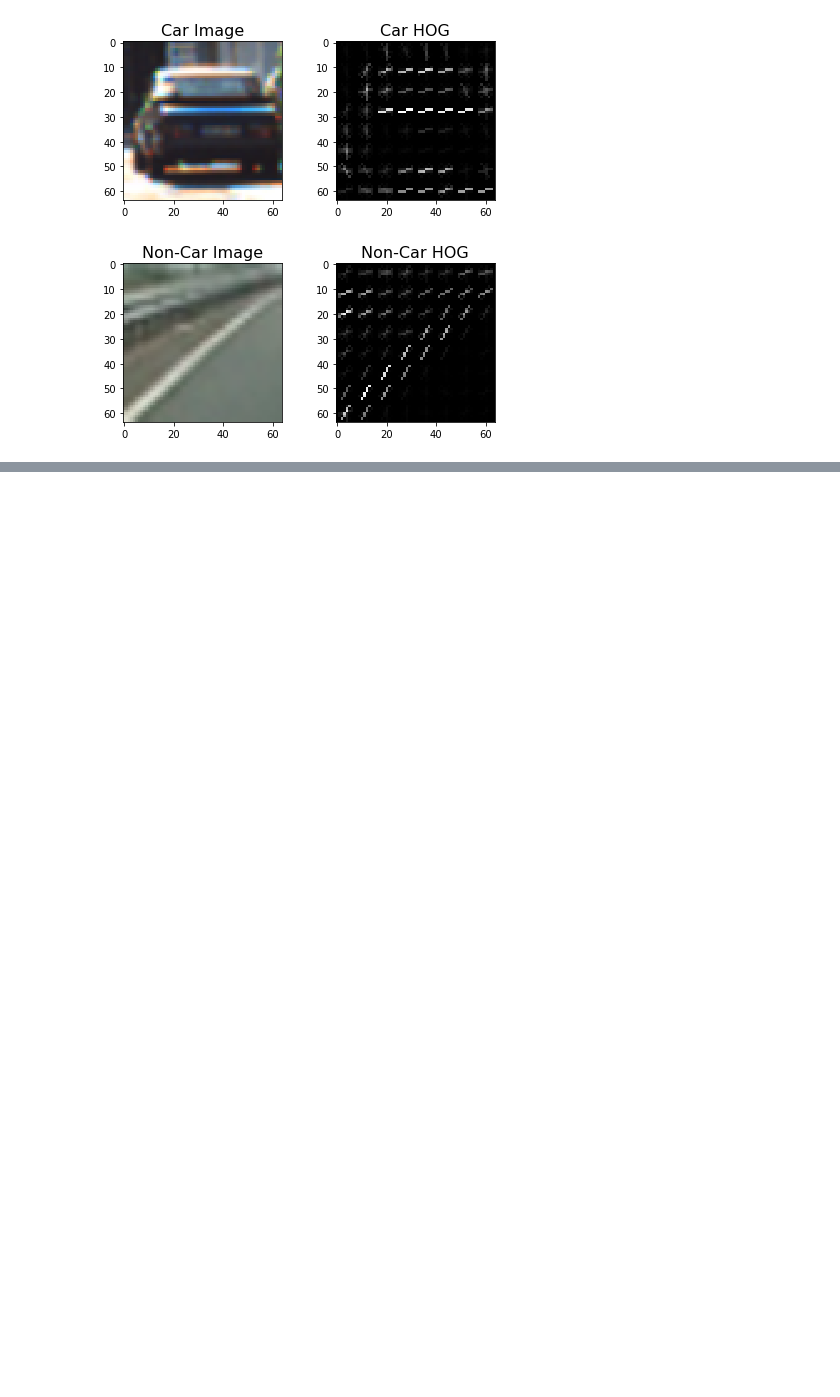
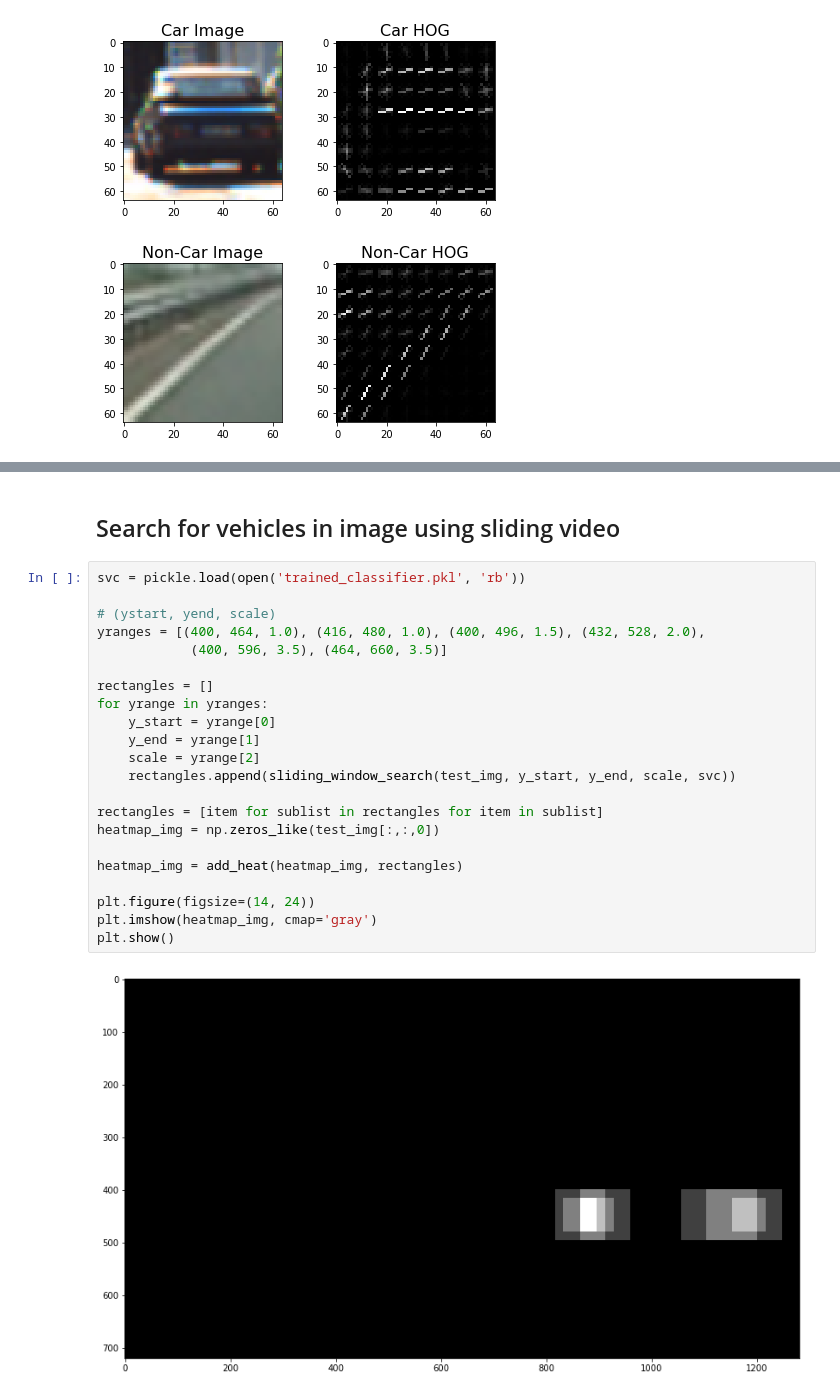
Before and after one commit to sausax/CarND-Vehicle-Detection, a Jupyter notebook: data_exploration.ipynb, the cells around one changed output, grey strips where cells are left out. Saved outputs shown, nothing was run; the diff lists cells and outputs as text; blank space fills up the shorter version.

```diff
--- a/data_exploration.ipynb
+++ b/data_exploration.ipynb
@@ -48,0 +62,26 @@ print('...')
+# %% [markdown]
+## Search for vehicles in image using sliding video
+# %%
+svc = pickle.load(open('trained_classifier.pkl', 'rb'))
+
+# (ystart, yend, scale)
+yranges = [(400, 464, 1.0), (416, 480, 1.0), (400, 496, 1.5), (432, 528, 2.0),
+            (400, 596, 3.5), (464, 660, 3.5)]
+
+rectangles = []
+for yrange in yranges:
+    y_start = yrange[0]
+    y_end = yrange[1]
+    scale = yrange[2]
+    rectangles.append(sliding_window_search(test_img, y_start, y_end, scale, svc))
+
+rectangles = [item for sublist in rectangles for item in sublist]
+heatmap_img = np.zeros_like(test_img[:,:,0])
+
+heatmap_img = add_heat(heatmap_img, rectangles)
+
+plt.figure(figsize=(14, 24))
+plt.imshow(heatmap_img, cmap='gray')
+plt.show()
+# %% [output]
+[figure, added]
```
Also changed, not shown: parts of 10 cells of this notebook, 15 other files.
